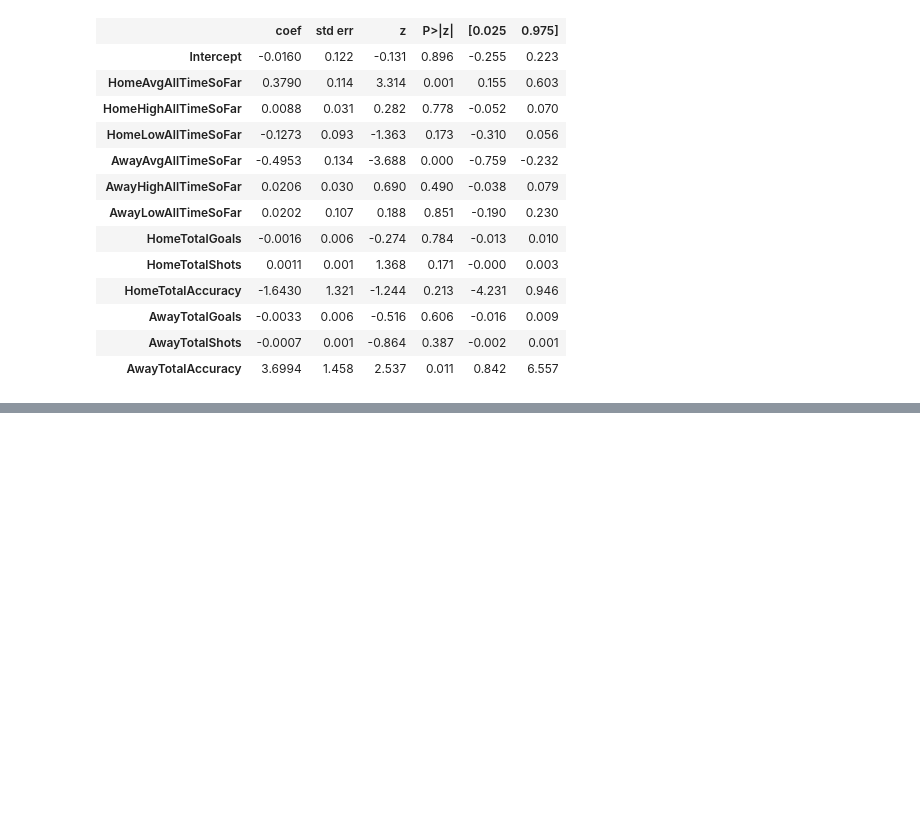
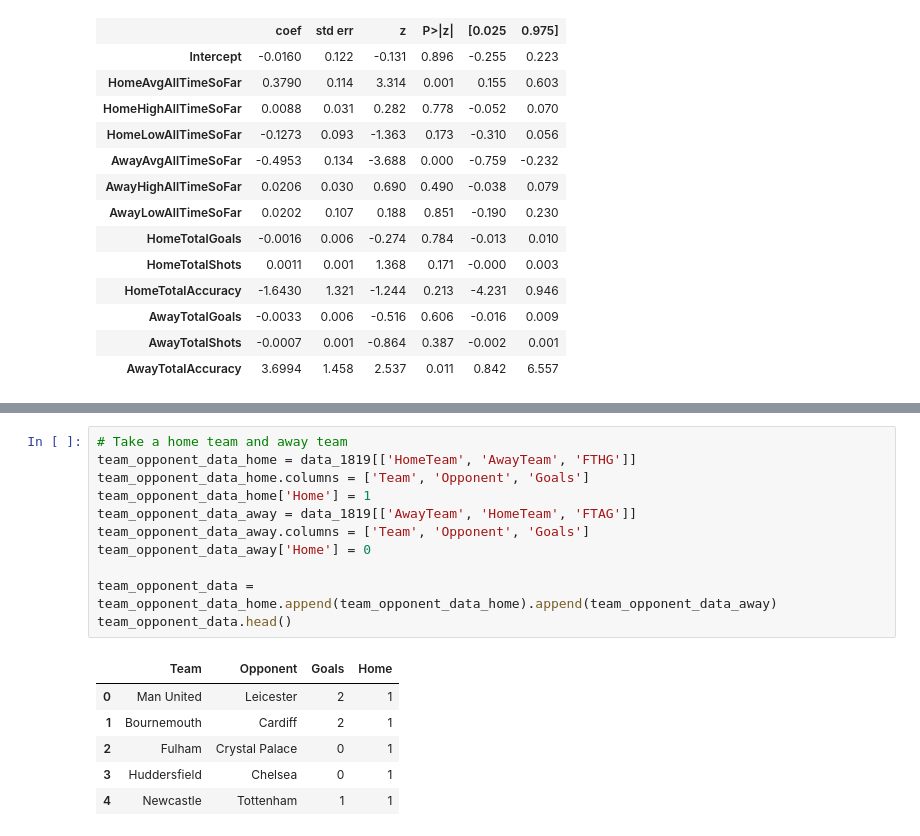
Before and after one commit to info370a-w19-finalproject2/final_project, a Jupyter notebook: report.ipynb, the cells around one changed output, grey strips where cells are left out. Drawn from its saved outputs; the diff is of its cells as text; blank space fills up the shorter version.

```diff
--- a/report.ipynb
+++ b/report.ipynb
@@ -785,0 +794,18 @@ Generalized Linear Model Regression Results
+# %%
+# Take a home team and away team
+team_opponent_data_home = data_1819[['HomeTeam', 'AwayTeam', 'FTHG']]
+team_opponent_data_home.columns = ['Team', 'Opponent', 'Goals']
+team_opponent_data_home['Home'] = 1
+team_opponent_data_away = data_1819[['AwayTeam', 'HomeTeam', 'FTAG']]
+team_opponent_data_away.columns = ['Team', 'Opponent', 'Goals']
+team_opponent_data_away['Home'] = 0
+
+team_opponent_data = team_opponent_data_home.append(team_opponent_data_home).append(team_opponent_data_away)
+team_opponent_data.head()
+# %% [output]
+|  | Team | Opponent | Goals | Home |
+| 0 | Man United | Leicester | 2 | 1 |
+| 1 | Bournemouth | Cardiff | 2 | 1 |
+| 2 | Fulham | Crystal Palace | 0 | 1 |
+| 3 | Huddersfield | Chelsea | 0 | 1 |
+| 4 | Newcastle | Tottenham | 1 | 1 |
```
Also changed, not shown: parts of 10 cells of this notebook.
